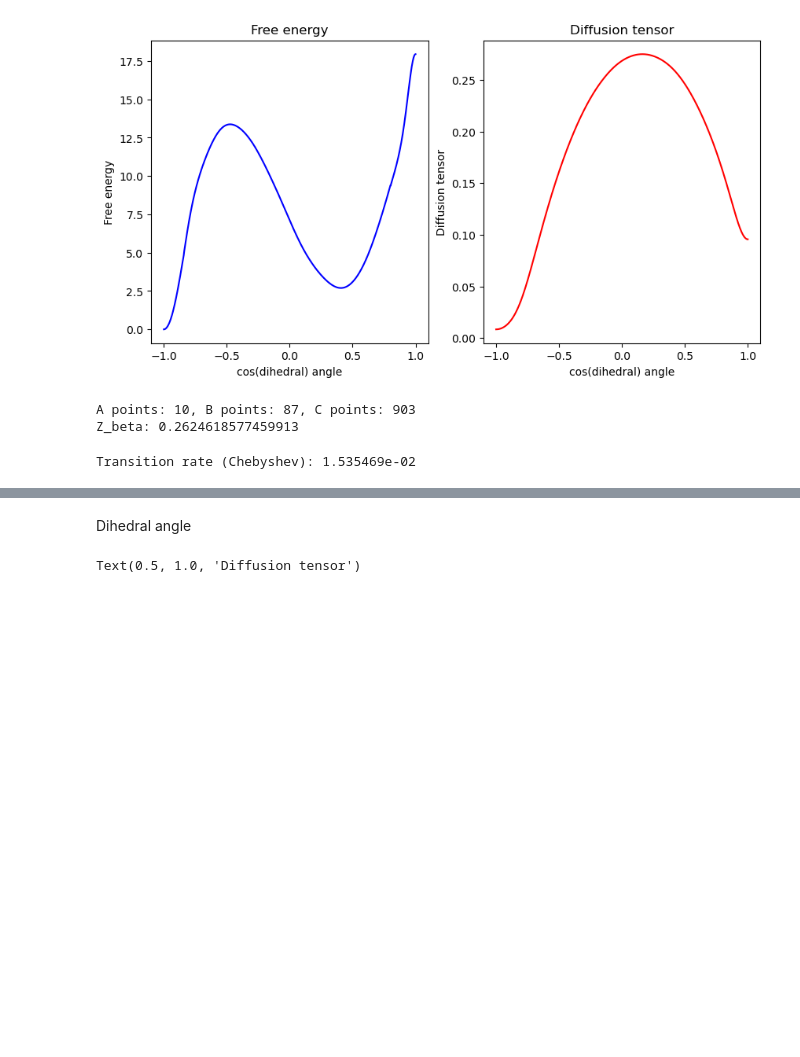
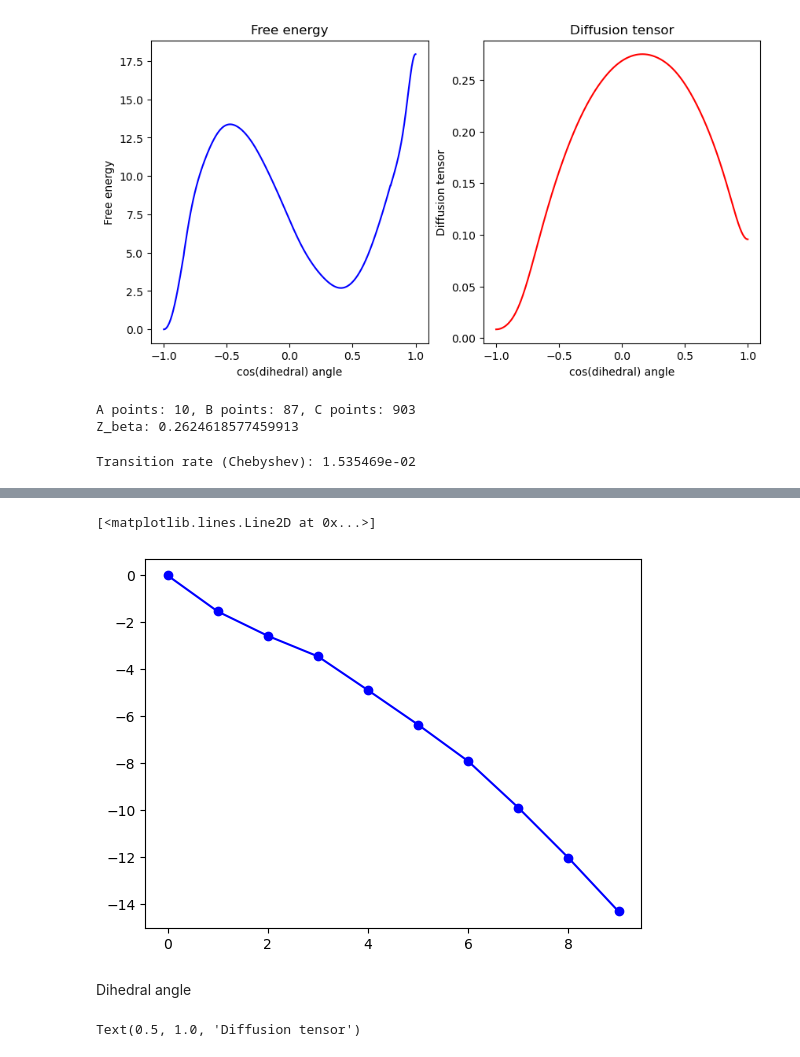
Before and after one commit to ShashankSule/CV_learning_butane, a Jupyter notebook: estimate/transition_rates.ipynb, the cells around one changed output, grey strips where cells are left out. Saved outputs shown, nothing was run; the diff lists cells and outputs as text; code cells hidden in the pictures; blank space fills up the shorter version.

```diff
--- a/estimate/transition_rates.ipynb
+++ b/estimate/transition_rates.ipynb
@@ -68,3 +70,11 @@ rate_cheb = cheb_solver.compute_rate()
 print(f"Transition rate (Chebyshev): {rate_cheb:.6e}")
 # %% [output]
 Transition rate (Chebyshev): 1.535469e-02
+# %%
+data = data[:, np.newaxis]
+Ms = Ms[:, np.newaxis, np.newaxis]
+dmap = dm.TargetMeasureMahalanobisDiffusionMap(epsilon=0.01, num_evecs=10, \
+    diffusion_list=Ms, target_measure=np.exp(-(1/kbT)*free_energy))
+# %%
+dmap.construct_generator(data.T)
+dmap.fit(data.T)
@@ -71,3 +90,11 @@ Transition rate (Chebyshev): 1.535469e-02
+# %%
+evals_list = []
+# %%
+evals_list.append({'cos dihedral': dmap.evals[:]})
+plt.plot(dmap.evals[:100], 'bo-')
+# %% [output]
+[<matplotlib.lines.Line2D at 0x...>]
+[figure, added]
 # %% [markdown]
 Dihedral angle
 # %%
```
Also changed, not shown: parts of 19 cells of this notebook, 7 other files.
